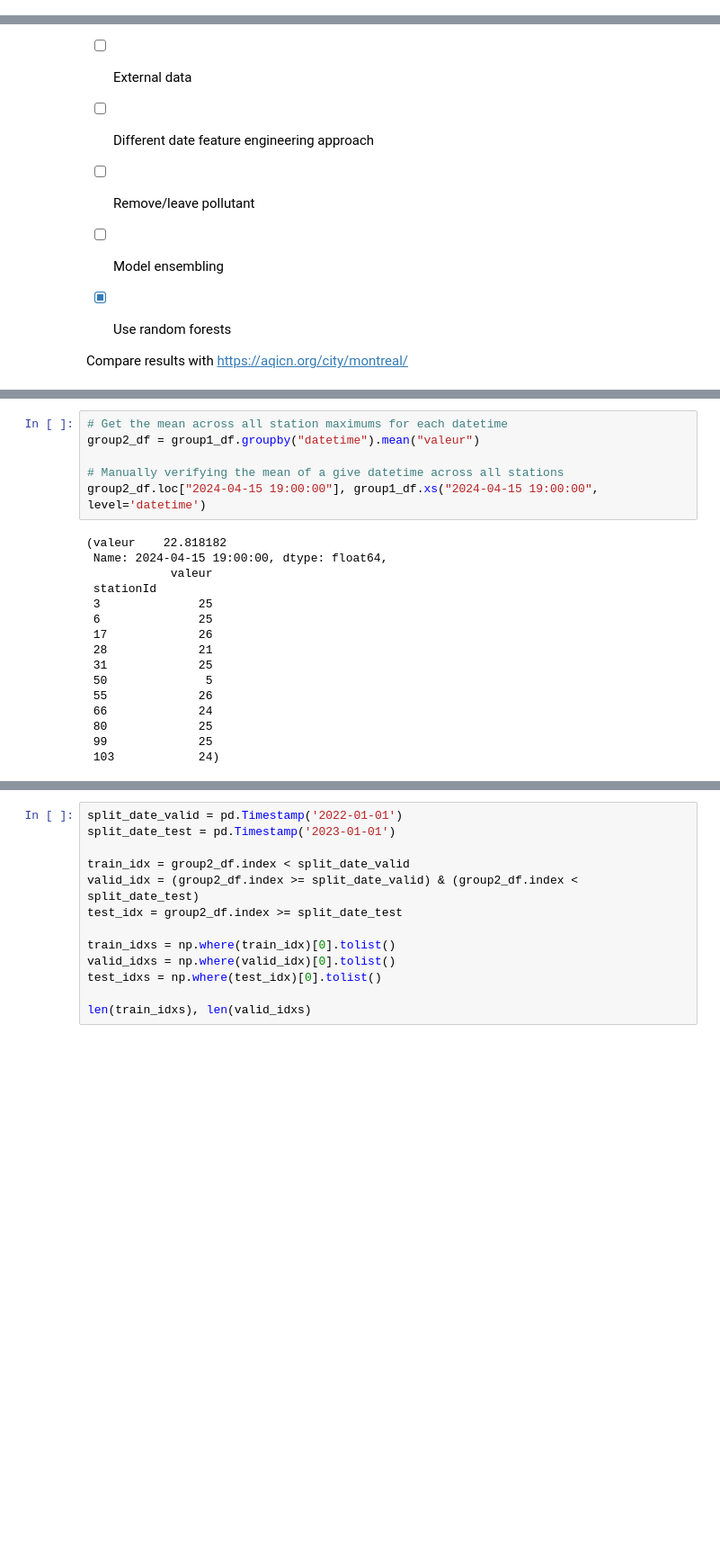
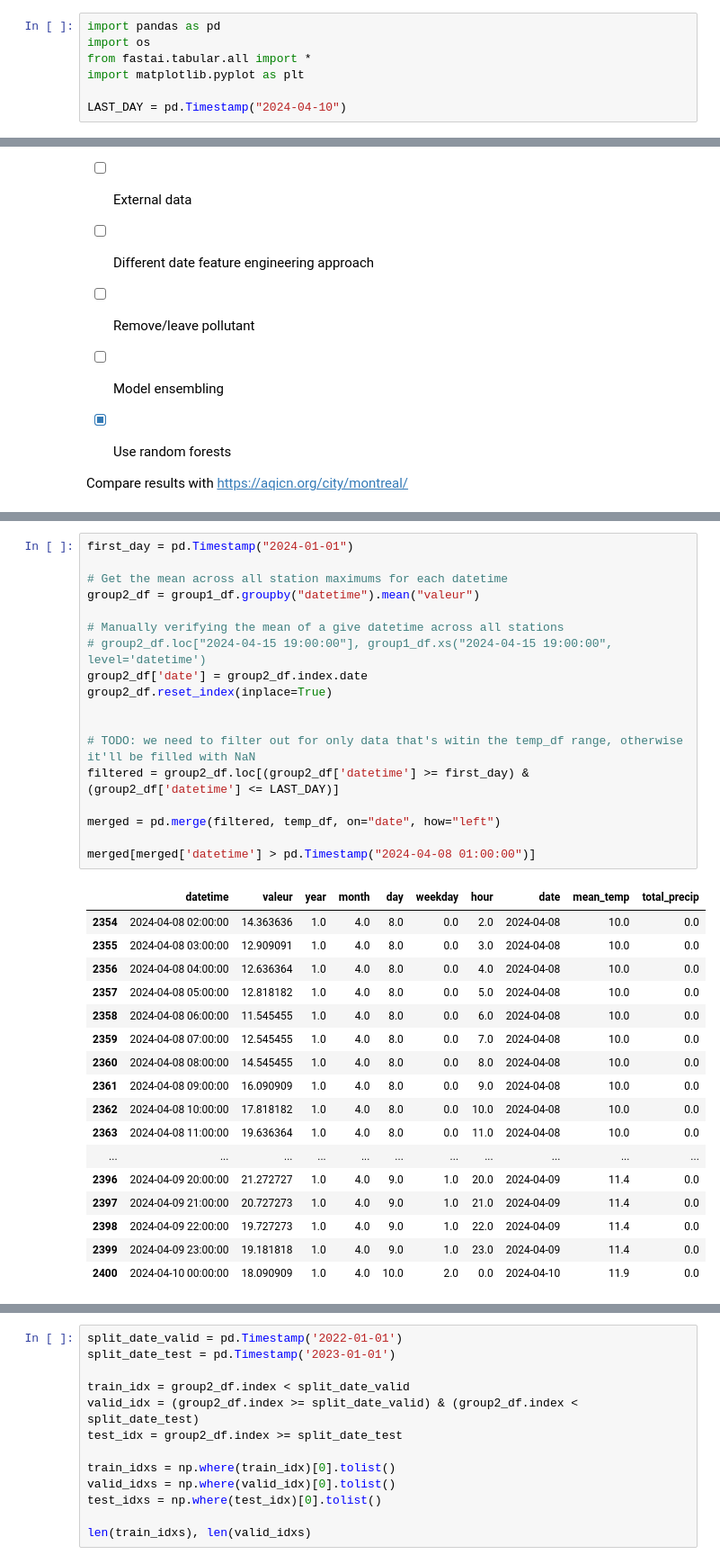
Before and after one commit to Magellol/montreal-aqi-predictions, a Jupyter notebook: index.ipynb, the cells around one changed output, grey strips where cells are left out. Shown at 90% size. Saved outputs shown, nothing was run; the diff lists cells and outputs as text; blank space fills up the shorter version.

```diff
--- a/index.ipynb
+++ b/index.ipynb
@@ -0,0 +1,7 @@
+# %%
+import pandas as pd
+import os
+from fastai.tabular.all import *
+import matplotlib.pyplot as plt
+
+LAST_DAY = pd.Timestamp("2024-04-10")
@@ -66,22 +111,36 @@ Name: (103, 2024-04-15 19:00:00), dtype: int64
 # %%
+first_day = pd.Timestamp("2024-01-01")
+
 # Get the mean across all station maximums for each datetime
 group2_df = group1_df.groupby("datetime").mean("valeur")
 
 # Manually verifying the mean of a give datetime across all stations
-group2_df.loc["2024-04-15 19:00:00"], group1_df.xs("2024-04-15 19:00:00", level='datetime')
+# group2_df.loc["2024-04-15 19:00:00"], group1_df.xs("2024-04-15 19:00:00", level='datetime')
+group2_df['date'] = group2_df.index.date
+group2_df.reset_index(inplace=True)
+
+
+# TODO: we need to filter out for only data that's witin the temp_df range, otherwise it'll be filled with NaN
+filtered = group2_df.loc[(group2_df['datetime'] >= first_day) & (group2_df['datetime'] <= LAST_DAY)]
+
+merged = pd.merge(filtered, temp_df, on="date", how="left")
+
+merged[merged['datetime'] > pd.Timestamp("2024-04-08 01:00:00")]
 # %% [output]
-(valeur    22.818182
- Name: 2024-04-15 19:00:00, dtype: float64,
-            valeur
- stationId
- 3              25
- 6              25
- 17             26
- 28             21
- 31             25
- 50              5
- 55             26
- 66             24
- 80             25
- 99             25
- 103            24)
+|  | datetime | valeur | year | month | day | weekday | hour | date | mean_temp | total_precip |
+| 2354 | 2024-04-08 02:00:00 | 14.363636 | 1.0 | 4.0 | 8.0 | 0.0 | 2.0 | 2024-04-08 | 10.0 | 0.0 |
+| 2355 | 2024-04-08 03:00:00 | 12.909091 | 1.0 | 4.0 | 8.0 | 0.0 | 3.0 | 2024-04-08 | 10.0 | 0.0 |
+| 2356 | 2024-04-08 04:00:00 | 12.636364 | 1.0 | 4.0 | 8.0 | 0.0 | 4.0 | 2024-04-08 | 10.0 | 0.0 |
+| 2357 | 2024-04-08 05:00:00 | 12.818182 | 1.0 | 4.0 | 8.0 | 0.0 | 5.0 | 2024-04-08 | 10.0 | 0.0 |
+| 2358 | 2024-04-08 06:00:00 | 11.545455 | 1.0 | 4.0 | 8.0 | 0.0 | 6.0 | 2024-04-08 | 10.0 | 0.0 |
+| 2359 | 2024-04-08 07:00:00 | 12.545455 | 1.0 | 4.0 | 8.0 | 0.0 | 7.0 | 2024-04-08 | 10.0 | 0.0 |
+| 2360 | 2024-04-08 08:00:00 | 14.545455 | 1.0 | 4.0 | 8.0 | 0.0 | 8.0 | 2024-04-08 | 10.0 | 0.0 |
+| 2361 | 2024-04-08 09:00:00 | 16.090909 | 1.0 | 4.0 | 8.0 | 0.0 | 9.0 | 2024-04-08 | 10.0 | 0.0 |
+| 2362 | 2024-04-08 10:00:00 | 17.818182 | 1.0 | 4.0 | 8.0 | 0.0 | 10.0 | 2024-04-08 | 10.0 | 0.0 |
+| 2363 | 2024-04-08 11:00:00 | 19.636364 | 1.0 | 4.0 | 8.0 | 0.0 | 11.0 | 2024-04-08 | 10.0 | 0.0 |
+| ... | ... | ... | ... | ... | ... | ... | ... | ... | ... | ... |
+| 2396 | 2024-04-09 20:00:00 | 21.272727 | 1.0 | 4.0 | 9.0 | 1.0 | 20.0 | 2024-04-09 | 11.4 | 0.0 |
+| 2397 | 2024-04-09 21:00:00 | 20.727273 | 1.0 | 4.0 | 9.0 | 1.0 | 21.0 | 2024-04-09 | 11.4 | 0.0 |
+| 2398 | 2024-04-09 22:00:00 | 19.727273 | 1.0 | 4.0 | 9.0 | 1.0 | 22.0 | 2024-04-09 | 11.4 | 0.0 |
+| 2399 | 2024-04-09 23:00:00 | 19.181818 | 1.0 | 4.0 | 9.0 | 1.0 | 23.0 | 2024-04-09 | 11.4 | 0.0 |
+| 2400 | 2024-04-10 00:00:00 | 18.090909 | 1.0 | 4.0 | 10.0 | 2.0 | 0.0 | 2024-04-10 | 11.9 | 0.0 |
```
Also changed, not shown: parts of 10 cells of this notebook.
